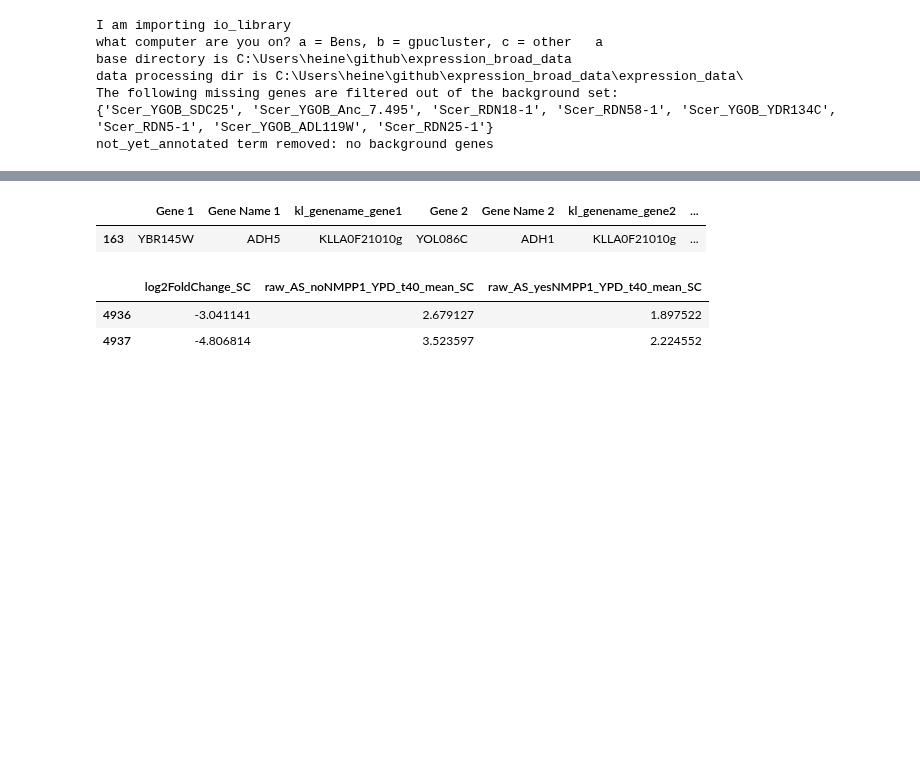
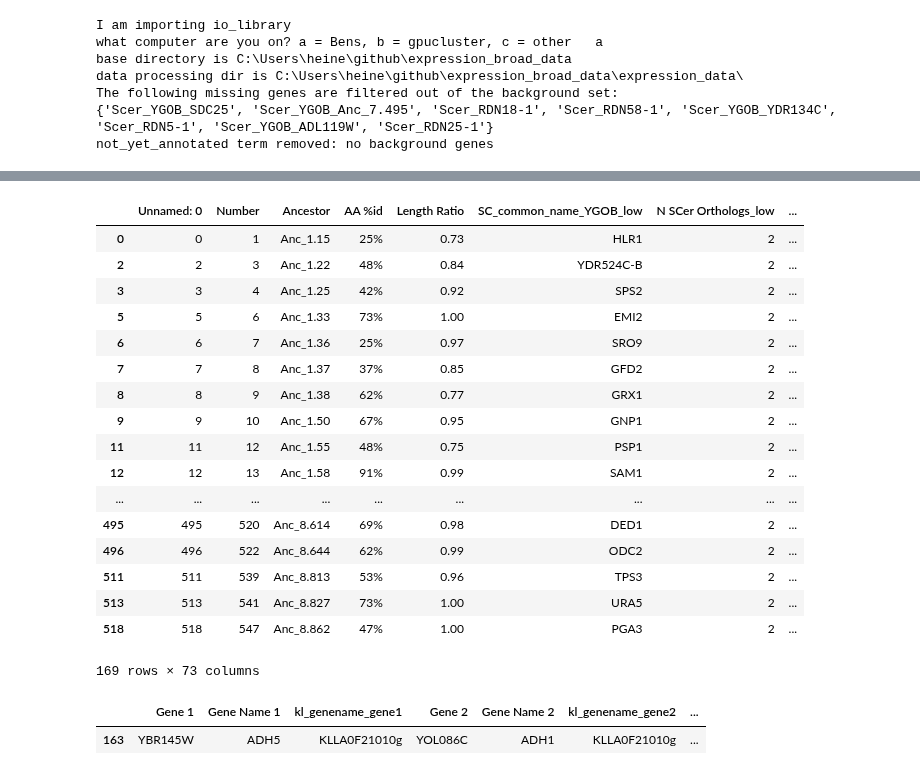
Before and after one commit to heineike02/yeast_esr_expression_analysis, a Jupyter notebook: scripts/20171016_paralog_analysis.ipynb, the cells around one changed output, grey strips where cells are left out. Cells and saved outputs as stored; diff of their text form; code cells hidden in the pictures; blank space fills up the shorter version.

```diff
--- a/scripts/20171016_paralog_analysis.ipynb
+++ b/scripts/20171016_paralog_analysis.ipynb
@@ -1145,0 +1194,21 @@ go_term_df[go_term_df['pvalue']<pval_cutoff].loc[:,['pvalue','N subset genes in
+# %%
+ohnologs_expression_sorted_2p0_kl_sc_diff
+# %% [output]
+|  | Unnamed: 0 | Number | Ancestor | AA %id | Length Ratio | SC_common_name_YGOB_low | N SCer Orthologs_low | ... |
+| 0 | 0 | 1 | Anc_1.15 | 25% | 0.73 | HLR1 | 2 | ... |
+| 2 | 2 | 3 | Anc_1.22 | 48% | 0.84 | YDR524C-B | 2 | ... |
+| 3 | 3 | 4 | Anc_1.25 | 42% | 0.92 | SPS2 | 2 | ... |
+| 5 | 5 | 6 | Anc_1.33 | 73% | 1.00 | EMI2 | 2 | ... |
+| 6 | 6 | 7 | Anc_1.36 | 25% | 0.97 | SRO9 | 2 | ... |
+| 7 | 7 | 8 | Anc_1.37 | 37% | 0.85 | GFD2 | 2 | ... |
+| 8 | 8 | 9 | Anc_1.38 | 62% | 0.77 | GRX1 | 2 | ... |
+| 9 | 9 | 10 | Anc_1.50 | 67% | 0.95 | GNP1 | 2 | ... |
+| 11 | 11 | 12 | Anc_1.55 | 48% | 0.75 | PSP1 | 2 | ... |
+| 12 | 12 | 13 | Anc_1.58 | 91% | 0.99 | SAM1 | 2 | ... |
+| ... | ... | ... | ... | ... | ... | ... | ... | ... |
+| 495 | 495 | 520 | Anc_8.614 | 69% | 0.98 | DED1 | 2 | ... |
+| 496 | 496 | 522 | Anc_8.644 | 62% | 0.99 | ODC2 | 2 | ... |
+| 511 | 511 | 539 | Anc_8.813 | 53% | 0.96 | TPS3 | 2 | ... |
+| 513 | 513 | 541 | Anc_8.827 | 73% | 1.00 | URA5 | 2 | ... |
+| 518 | 518 | 547 | Anc_8.862 | 47% | 1.00 | PGA3 | 2 | ... |
+169 rows × 73 columns
@@ -1148,10 +1248,3 @@ ohnologs_expression[ohnologs_expression['Gene Name 1']=='ADH5'][columns_to_view]
 # %% [output]
 |  | Gene 1 | Gene Name 1 | kl_genename_gene1 | Gene 2 | Gene Name 2 | kl_genename_gene2 | ... |
 | 163 | YBR145W | ADH5 | KLLA0F21010g | YOL086C | ADH1 | KLLA0F21010g | ... |
-# %%
-
-kl_sc_PKA_data[kl_sc_PKA_data['SC_common_name'].isin(['RPL22A','RPL22B'])].loc[:,['log2FoldChange_SC','raw_AS_noNMPP1_YPD_t40_mean_SC','raw_AS_yesNMPP1_YPD_t40_mean_SC']]
-# %% [output]
-|  | log2FoldChange_SC | raw_AS_noNMPP1_YPD_t40_mean_SC | raw_AS_yesNMPP1_YPD_t40_mean_SC |
-| 4936 | -3.041141 | 2.679127 | 1.897522 |
-| 4937 | -4.806814 | 3.523597 | 2.224552 |
```
Also changed, not shown: parts of 8 cells of this notebook.
